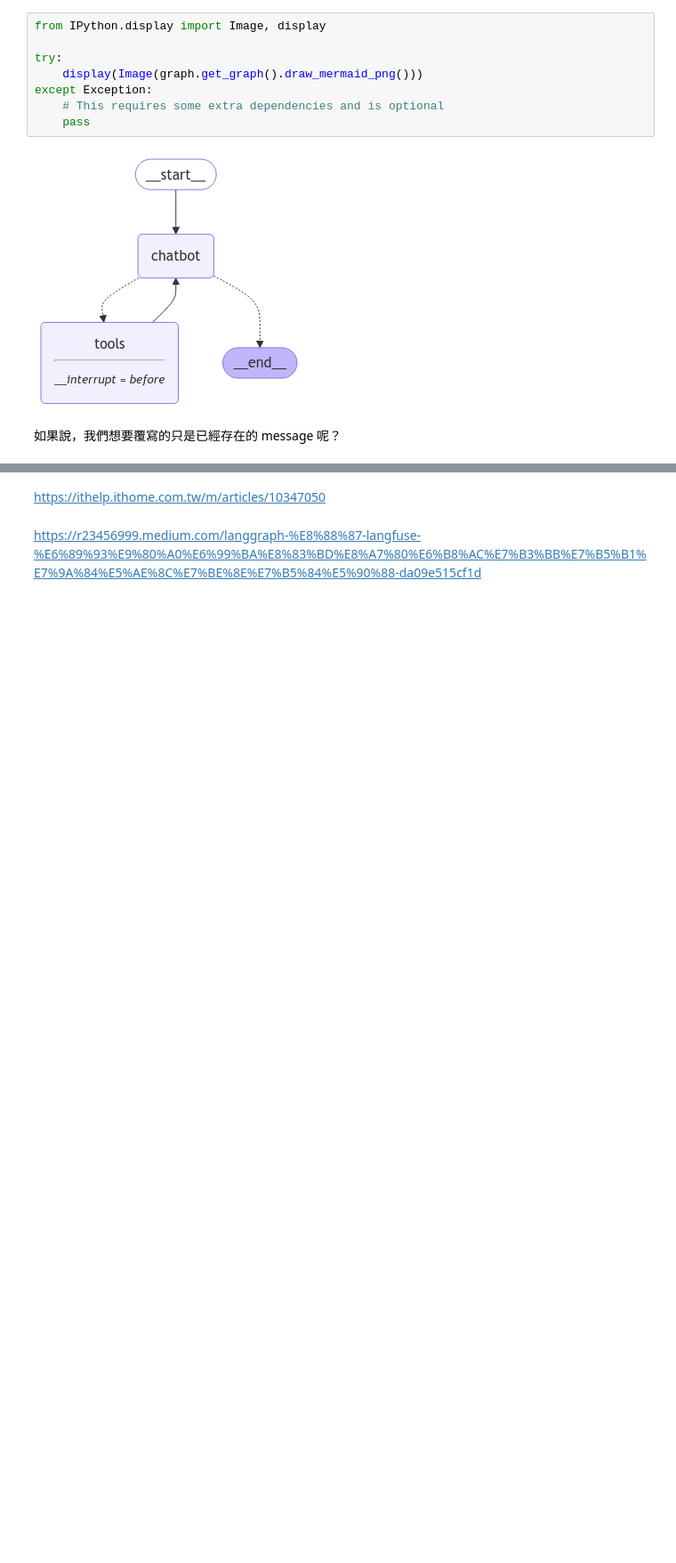
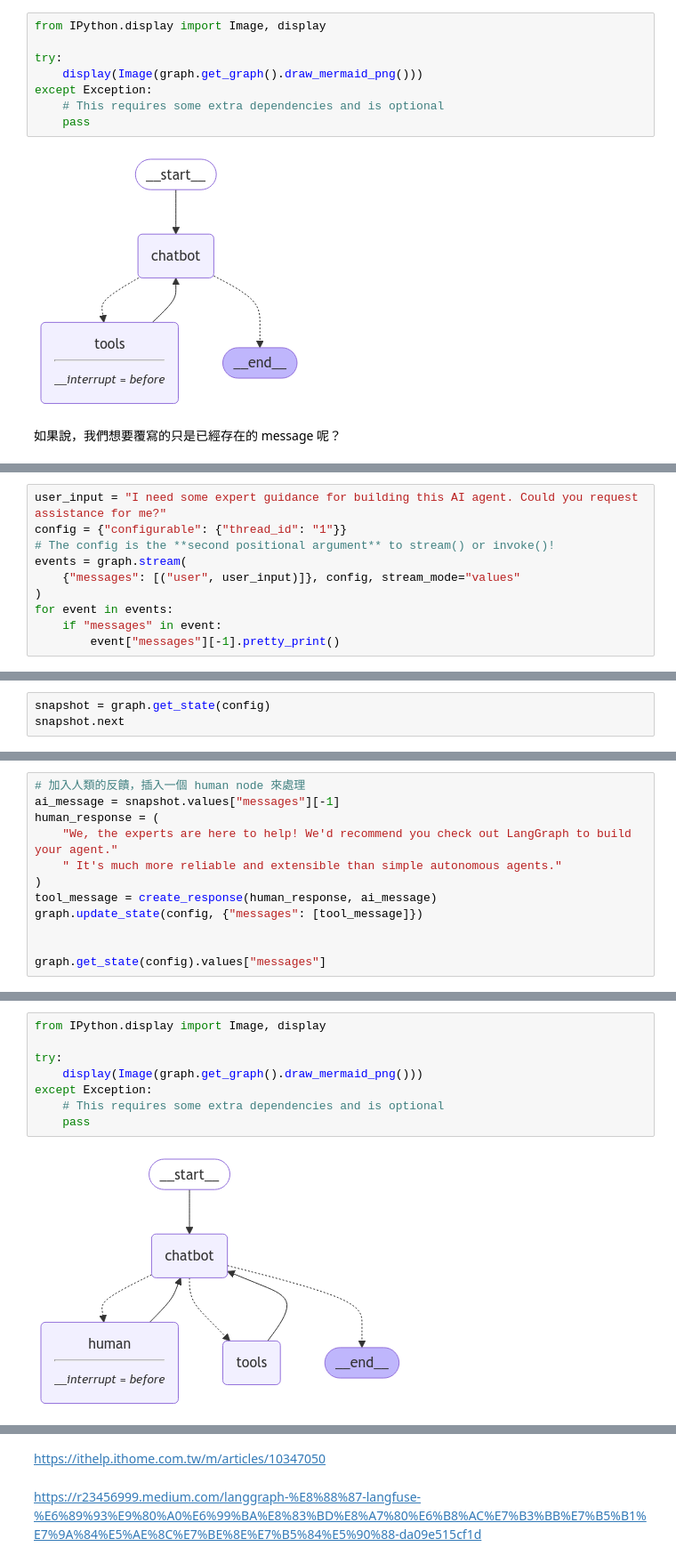
Before and after one commit to hanyuany14/ML-AI-Tutor, a Jupyter notebook: Codes/langraph.ipynb, the cells around one changed output, grey strips where cells are left out. Shown at 89% size. Drawn from its saved outputs; the diff is of its cells as text; blank space fills up the shorter version.

```diff
--- a/Codes/langraph.ipynb
+++ b/Codes/langraph.ipynb
@@ -903,0 +1117,10 @@ for event in events:
+# %%
+user_input = "I need some expert guidance for building this AI agent. Could you request assistance for me?"
+config = {"configurable": {"thread_id": "1"}}
+# The config is the **second positional argument** to stream() or invoke()!
+events = graph.stream(
+    {"messages": [("user", user_input)]}, config, stream_mode="values"
+)
+for event in events:
+    if "messages" in event:
+        event["messages"][-1].pretty_print()
@@ -903,0 +1137,3 @@ for event in events:
+# %%
+snapshot = graph.get_state(config)
+snapshot.next
@@ -903,0 +1148,12 @@ for event in events:
+# %%
+# 加入人類的反饋，插入一個 human node 來處理
+ai_message = snapshot.values["messages"][-1]
+human_response = (
+    "We, the experts are here to help! We'd recommend you check out LangGraph to build your agent."
+    " It's much more reliable and extensible than simple autonomous agents."
+)
+tool_message = create_response(human_response, ai_message)
+graph.update_state(config, {"messages": [tool_message]})
+
+
+graph.get_state(config).values["messages"]
@@ -903,0 +1288,10 @@ for event in events:
+# %%
+from IPython.display import Image, display
+
+try:
+    display(Image(graph.get_graph().draw_mermaid_png()))
+except Exception:
+    # This requires some extra dependencies and is optional
+    pass
+# %% [output]
+[figure, added]
```
Also changed, not shown: parts of 35 cells of this notebook.
